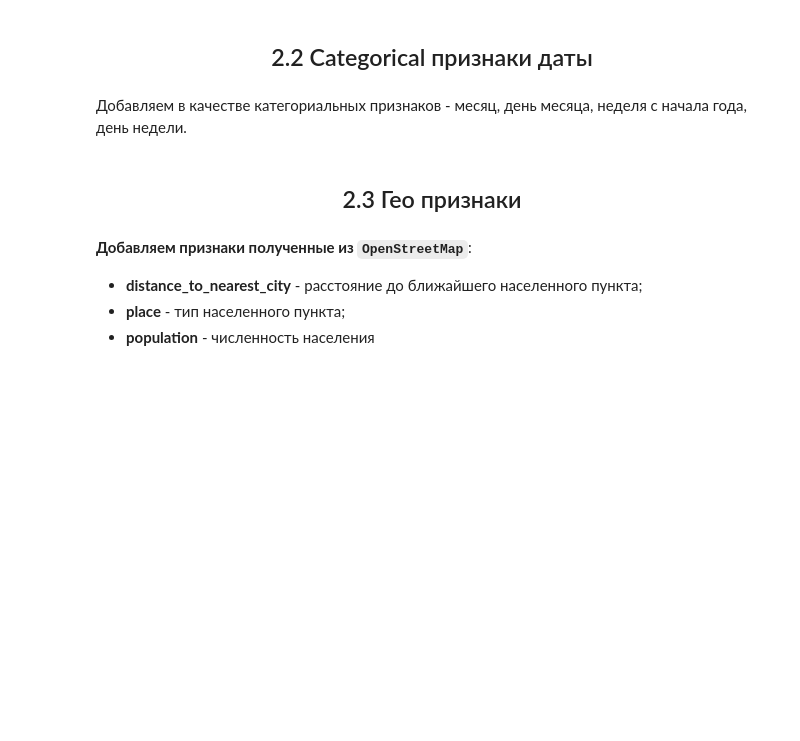
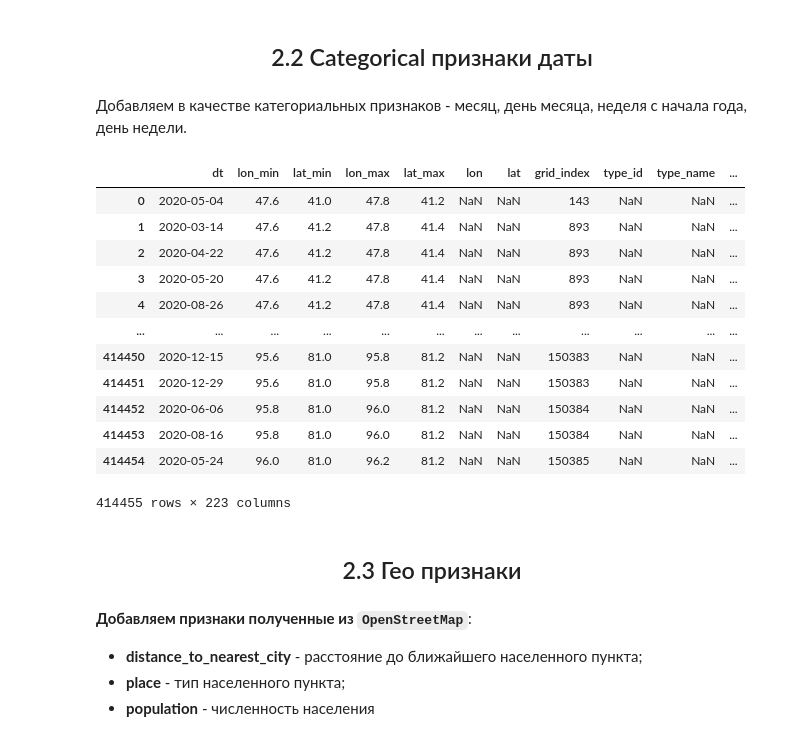
Before and after one commit to jan2801/no_fire_with_AI_hackathon, a Jupyter notebook: no_fire_with_AI.ipynb, the cells around one changed output. Cells and saved outputs as stored; diff of their text form; code cells hidden in the pictures; blank space fills up the shorter version.

```diff
--- a/no_fire_with_AI.ipynb
+++ b/no_fire_with_AI.ipynb
@@ -326,9 +370,9 @@ print(len(array_of_lats), len(array_of_lons))
 # %% [output]
 203 750
 # %%
-train = prepare_train.make_train('input/train_raw.csv',
-                                  array_of_lons, array_of_lats, step,
-                                  start_date='2020-01-01')
+#train = prepare_train.make_train('input/train_raw.csv',
+#                                  array_of_lons, array_of_lats, step,
+#                                  start_date='2020-01-01')
 train = pd.read_csv('input/train.csv', parse_dates=['dt'])
 print(train.shape)
 train.head()
@@ -539,6 +600,21 @@ Wall time: 24min 15s
 # %%
 train = features_generation.add_cat_date_features(train)
 val = features_generation.add_cat_date_features(val)
+train
+# %% [output]
+|  | dt | lon_min | lat_min | lon_max | lat_max | lon | lat | grid_index | type_id | type_name | ... |
+| 0 | 2020-05-04 | 47.6 | 41.0 | 47.8 | 41.2 | NaN | NaN | 143 | NaN | NaN | ... |
+| 1 | 2020-03-14 | 47.6 | 41.2 | 47.8 | 41.4 | NaN | NaN | 893 | NaN | NaN | ... |
+| 2 | 2020-04-22 | 47.6 | 41.2 | 47.8 | 41.4 | NaN | NaN | 893 | NaN | NaN | ... |
+| 3 | 2020-05-20 | 47.6 | 41.2 | 47.8 | 41.4 | NaN | NaN | 893 | NaN | NaN | ... |
+| 4 | 2020-08-26 | 47.6 | 41.2 | 47.8 | 41.4 | NaN | NaN | 893 | NaN | NaN | ... |
+| ... | ... | ... | ... | ... | ... | ... | ... | ... | ... | ... | ... |
+| 414450 | 2020-12-15 | 95.6 | 81.0 | 95.8 | 81.2 | NaN | NaN | 150383 | NaN | NaN | ... |
+| 414451 | 2020-12-29 | 95.6 | 81.0 | 95.8 | 81.2 | NaN | NaN | 150383 | NaN | NaN | ... |
+| 414452 | 2020-06-06 | 95.8 | 81.0 | 96.0 | 81.2 | NaN | NaN | 150384 | NaN | NaN | ... |
+| 414453 | 2020-08-16 | 95.8 | 81.0 | 96.0 | 81.2 | NaN | NaN | 150384 | NaN | NaN | ... |
+| 414454 | 2020-05-24 | 96.0 | 81.0 | 96.2 | 81.2 | NaN | NaN | 150385 | NaN | NaN | ... |
+414455 rows × 223 columns
 # %% [markdown]
 <a id='part2.3'></a>
 <h2 align="center">2.3 Гео признаки</h2>
```
Also changed, not shown: parts of 20 cells of this notebook.
